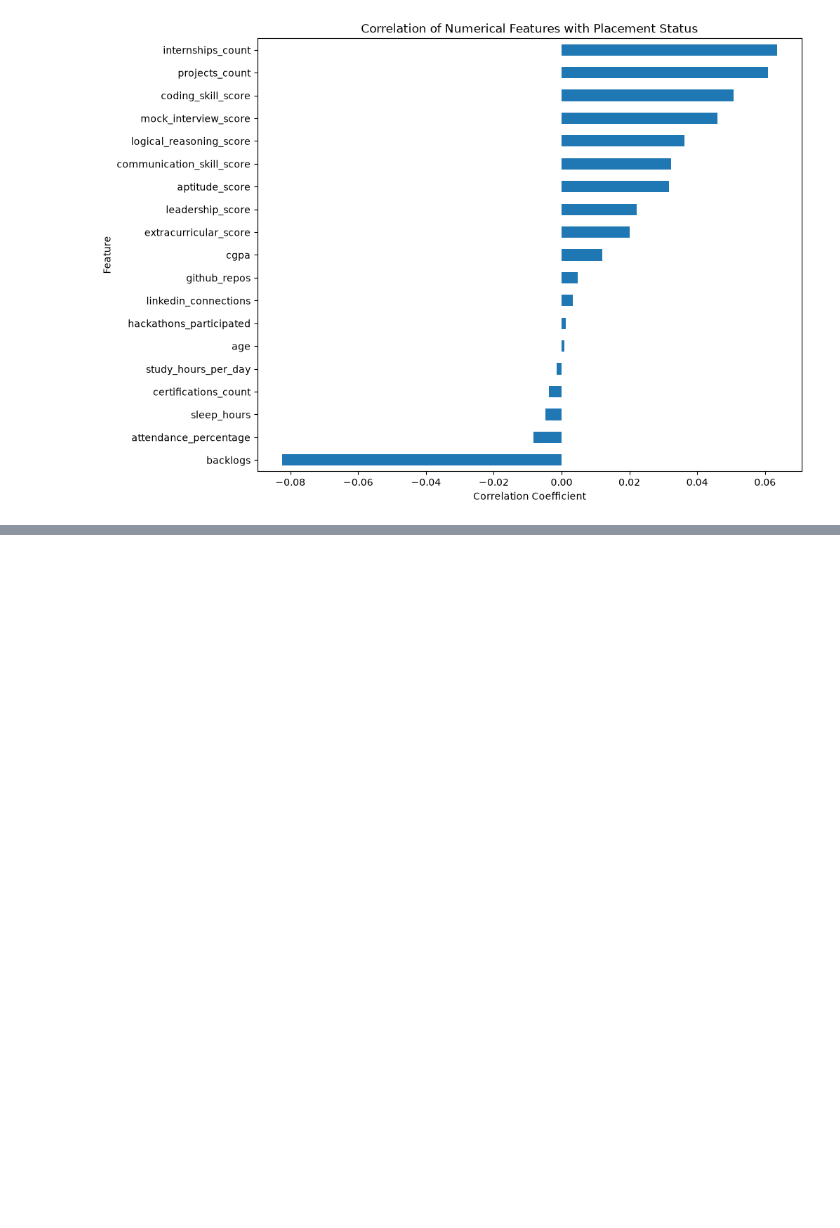
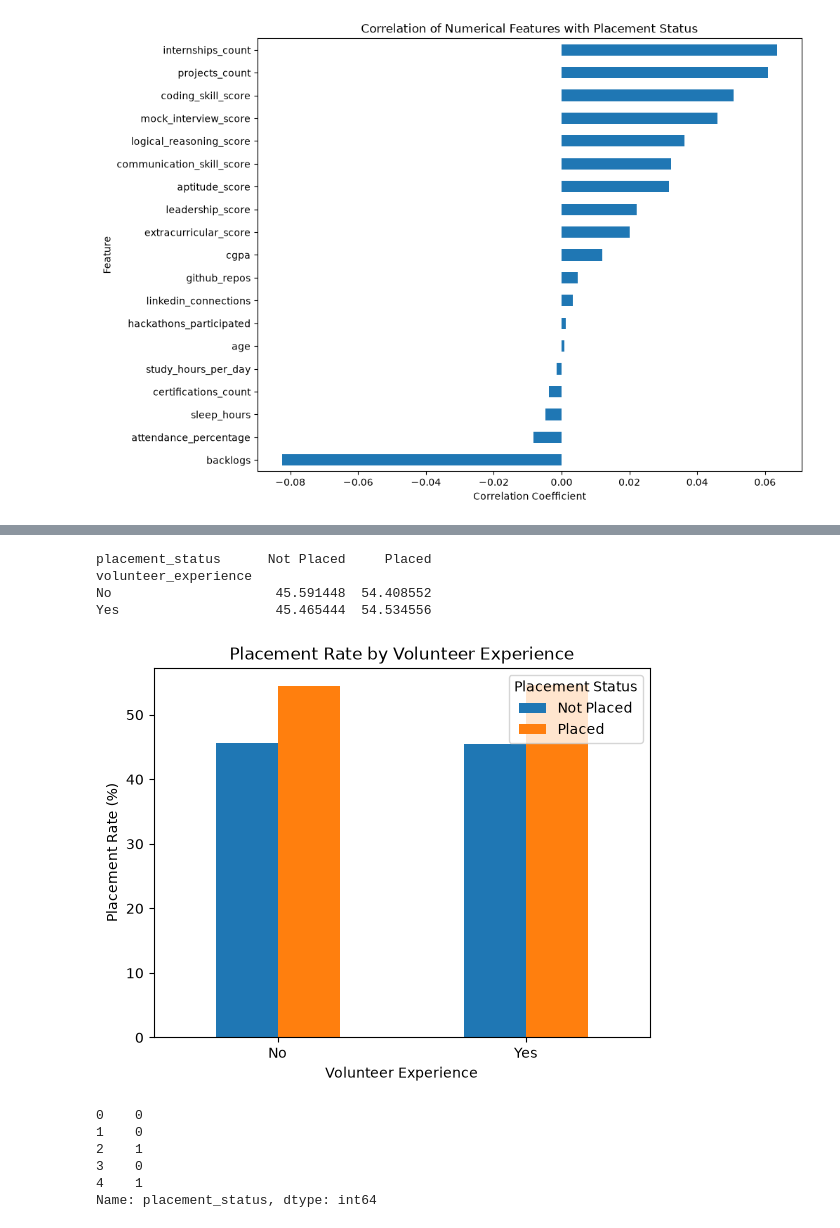
Before and after one commit to coolgeeksnippets/AI-ML-Project-Student_Placement_Prediction_System, a Jupyter notebook: notebooks/analysis.ipynb, the cells around one changed output, grey strips where cells are left out. Saved outputs shown, nothing was run; the diff lists cells and outputs as text; code cells hidden in the pictures; blank space fills up the shorter version.

```diff
--- a/notebooks/analysis.ipynb
+++ b/notebooks/analysis.ipynb
@@ -549,0 +654,38 @@ plt.show()
+# %%
+volunteer_placement = pd.crosstab(
+    df_clean['volunteer_experience'],
+    df_clean['placement_status'],
+    normalize='index'
+) * 100
+
+print(volunteer_placement)
+# %% [output]
+placement_status      Not Placed     Placed
+volunteer_experience
+No                     45.591448  54.408552
+Yes                    45.465444  54.534556
+# %%
+volunteer_placement.plot(kind='bar')
+
+plt.title('Placement Rate by Volunteer Experience')
+plt.xlabel('Volunteer Experience')
+plt.ylabel('Placement Rate (%)')
+plt.xticks(rotation=0)
+plt.legend(title='Placement Status')
+plt.show()
+# %% [output]
+[figure, added]
+# %%
+y = df_clean['placement_status'].map({
+    'Placed': 1,
+    'Not Placed': 0
+})
+
+print(y.head())
+# %% [output]
+0    0
+1    0
+2    1
+3    0
+4    1
+Name: placement_status, dtype: int64
```
Also changed, not shown: parts of 22 cells of this notebook.
